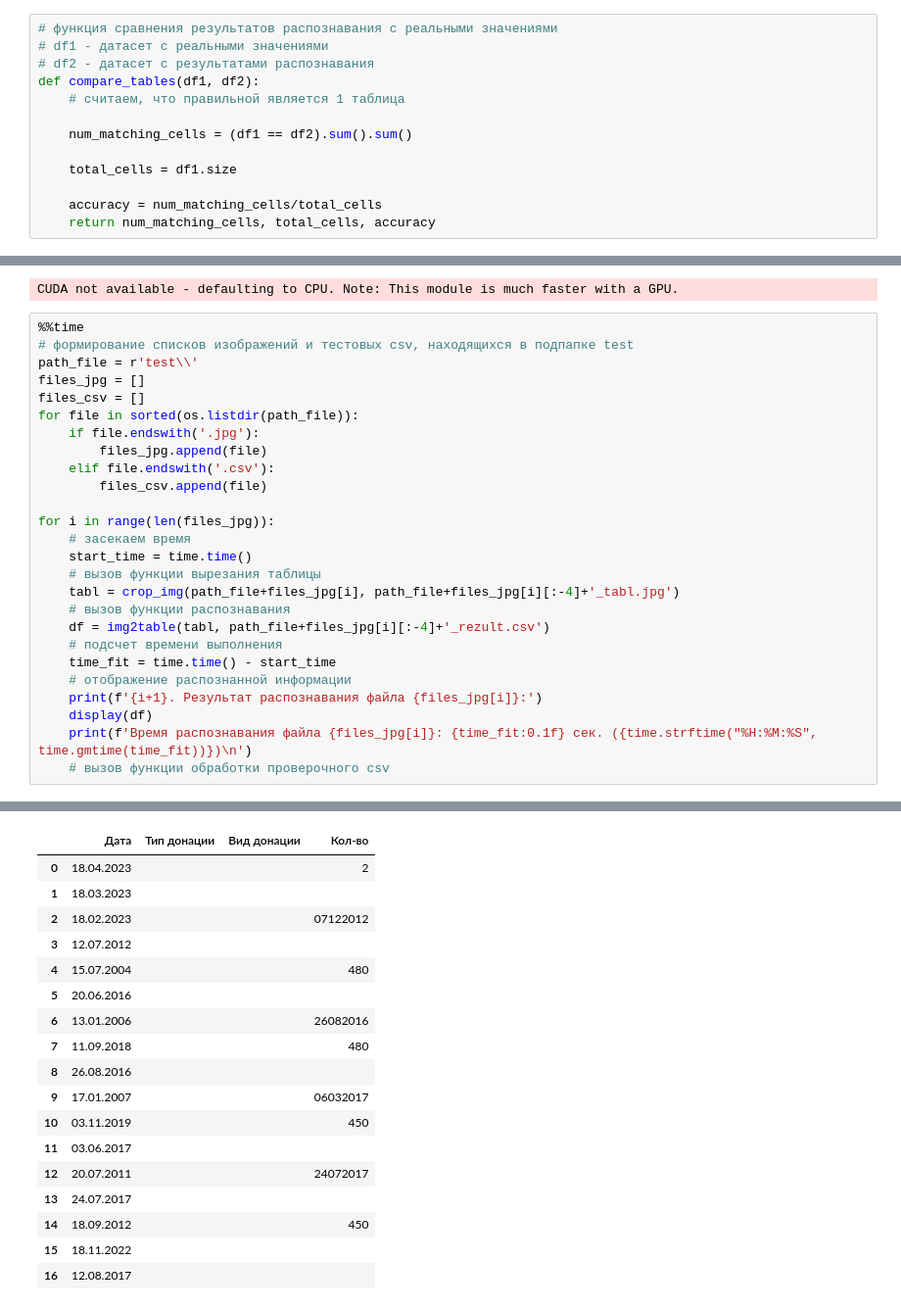
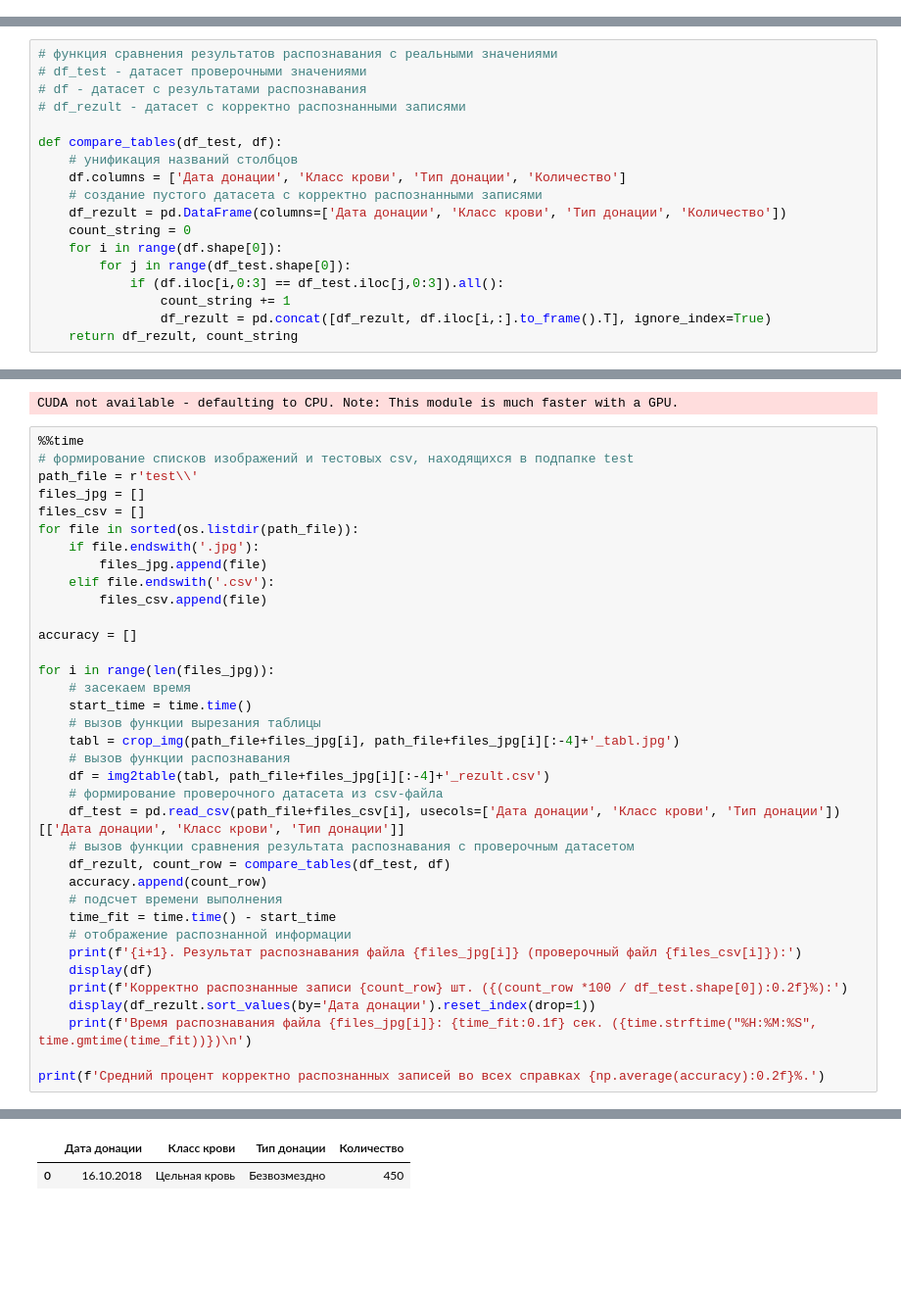
Before and after one commit to yazon315/Seekers-OCR, a Jupyter notebook: main.ipynb, the cells around one changed output, grey strips where cells are left out. Shown at 98% size. Cells and saved outputs as stored; diff of their text form; blank space fills up the shorter version.

```diff
--- a/main.ipynb
+++ b/main.ipynb
@@ -171,16 +171,3 @@ def img2table(img_path, output_path, digit=1):
     return df
 # %% [markdown]
 ### Функция сравнения результатов `compare_tables`
-# %%
-# функция сравнения результатов распознавания с реальными значениями
-# df1 - датасет с реальными значениями
-# df2 - датасет с результатами распознавания
-def compare_tables(df1, df2):
-    # считаем, что правильной является 1 таблица
-
-    num_matching_cells = (df1 == df2).sum().sum()
-
-    total_cells = df1.size
-
-    accuracy = num_matching_cells/total_cells
-    return num_matching_cells, total_cells, accuracy
@@ -204,3 +174,21 @@ def acc(y_true, y_pred):
+# %%
+# функция сравнения результатов распознавания с реальными значениями
+# df_test - датасет проверочными значениями
+# df - датасет с результатами распознавания
+# df_rezult - датасет с корректно распознанными записями
+
+def compare_tables(df_test, df):
+    # унификация названий столбцов
+    df.columns = ['Дата донации', 'Класс крови', 'Тип донации', 'Количество']
+    # создание пустого датасета с корректно распознанными записями
+    df_rezult = pd.DataFrame(columns=['Дата донации', 'Класс крови', 'Тип донации', 'Количество'])
+    count_string = 0
+    for i in range(df.shape[0]):
+        for j in range(df_test.shape[0]):
+            if (df.iloc[i,0:3] == df_test.iloc[j,0:3]).all():
+                count_string += 1
+                df_rezult = pd.concat([df_rezult, df.iloc[i,:].to_frame().T], ignore_index=True)
+    return df_rezult, count_string
 # %% [markdown]
 ## Основная программа
 # %%
@@ -223,6 +211,8 @@ for file in sorted(os.listdir(path_file)):
     elif file.endswith('.csv'):
         files_csv.append(file)
 
+accuracy = []
+
 for i in range(len(files_jpg)):
     # засекаем время
     start_time = time.time()
@@ -230,11 +220,19 @@ for i in range(len(files_jpg)):
     tabl = crop_img(path_file+files_jpg[i], path_file+files_jpg[i][:-4]+'_tabl.jpg')
     # вызов функции распознавания
     df = img2table(tabl, path_file+files_jpg[i][:-4]+'_rezult.csv')
+    # формирование проверочного датасета из csv-файла
+    df_test = pd.read_csv(path_file+files_csv[i], usecols=['Дата донации', 'Класс крови', 'Тип донации'])[['Дата донации', 'Класс крови', 'Тип донации']]
+    # вызов функции сравнения результата распознавания с проверочным датасетом
+    df_rezult, count_row = compare_tables(df_test, df)
+    accuracy.append(count_row)
     # подсчет времени выполнения
     time_fit = time.time() - start_time
     # отображение распознанной информации
-    print(f'{i+1}. Результат распознавания файла {files_jpg[i]}:')
+    print(f'{i+1}. Результат распознавания файла {files_jpg[i]} (проверочный файл {files_csv[i]}):')
     display(df)
+    print(f'Корректно распознанные записи {count_row} шт. ({(count_row *100 / df_test.shape[0]):0.2f}%):')
+    display(df_rezult.sort_values(by='Дата донации').reset_index(drop=1))
     print(f'Время распознавания файла {files_jpg[i]}: {time_fit:0.1f} сек. ({time.strftime("%H:%M:%S", time.gmtime(time_fit))})\n')
-    # вызов функции обработки проверочного csv
+
+print(f'Средний процент корректно распознанных записей во всех справках {np.average(accuracy):0.2f}%.')
 # %% [output]
@@ -291,18 +269,2 @@ for i in range(len(files_jpg)):
-|  | Дата | Тип донации | Вид донации | Кол-во |
-| 0 | 18.04.2023 |  |  | 2 |
-| 1 | 18.03.2023 |  |  |  |
-| 2 | 18.02.2023 |  |  | 07122012 |
-| 3 | 12.07.2012 |  |  |  |
-| 4 | 15.07.2004 |  |  | 480 |
-| 5 | 20.06.2016 |  |  |  |
-| 6 | 13.01.2006 |  |  | 26082016 |
-| 7 | 11.09.2018 |  |  | 480 |
-| 8 | 26.08.2016 |  |  |  |
-| 9 | 17.01.2007 |  |  | 06032017 |
-| 10 | 03.11.2019 |  |  | 450 |
-| 11 | 03.06.2017 |  |  |  |
-| 12 | 20.07.2011 |  |  | 24072017 |
-| 13 | 24.07.2017 |  |  |  |
-| 14 | 18.09.2012 |  |  | 450 |
-| 15 | 18.11.2022 |  |  |  |
-| 16 | 12.08.2017 |  |  |  |
+|  | Дата донации | Класс крови | Тип донации | Количество |
+| 0 | 16.10.2018 | Цельная кровь | Безвозмездно | 450 |
```
Also changed, not shown: parts of 11 cells of this notebook.
